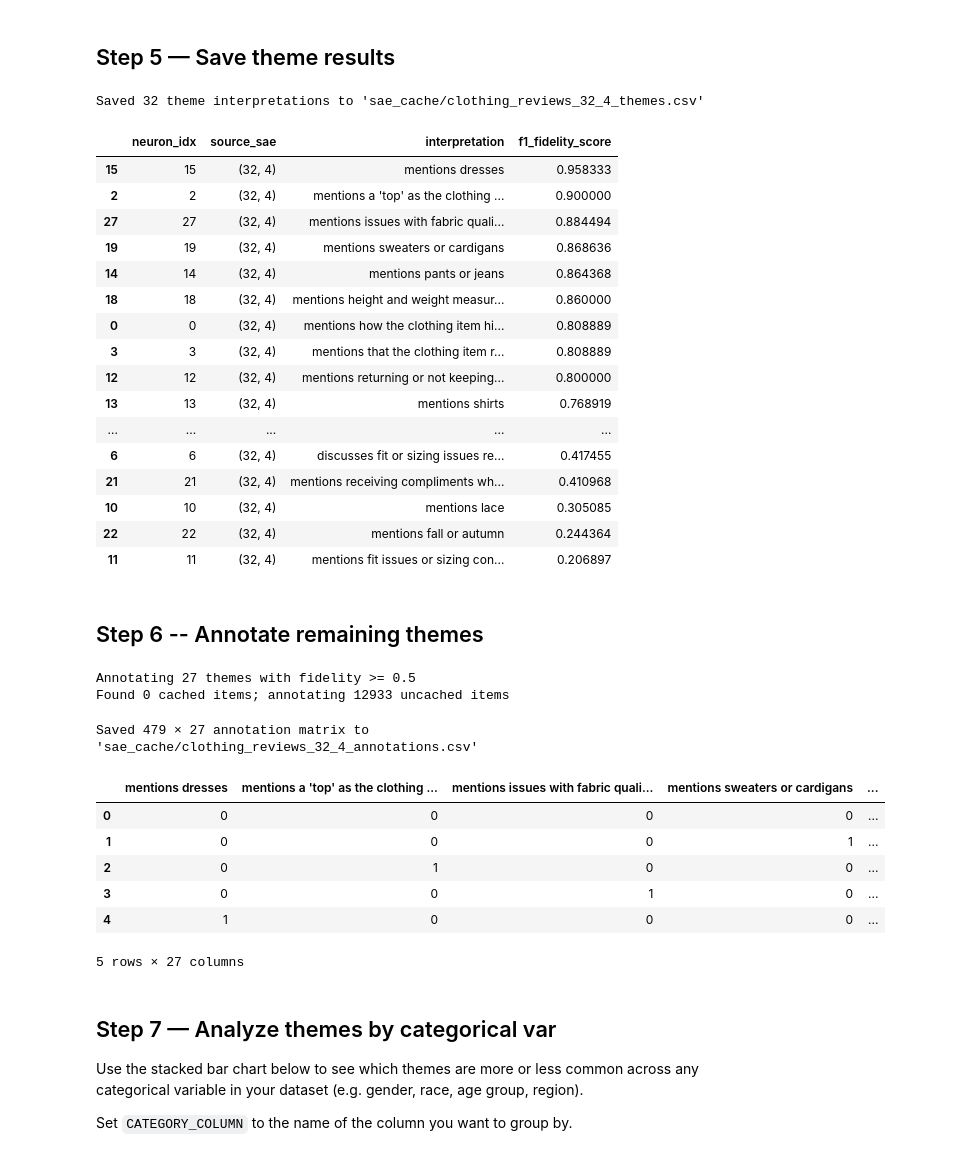
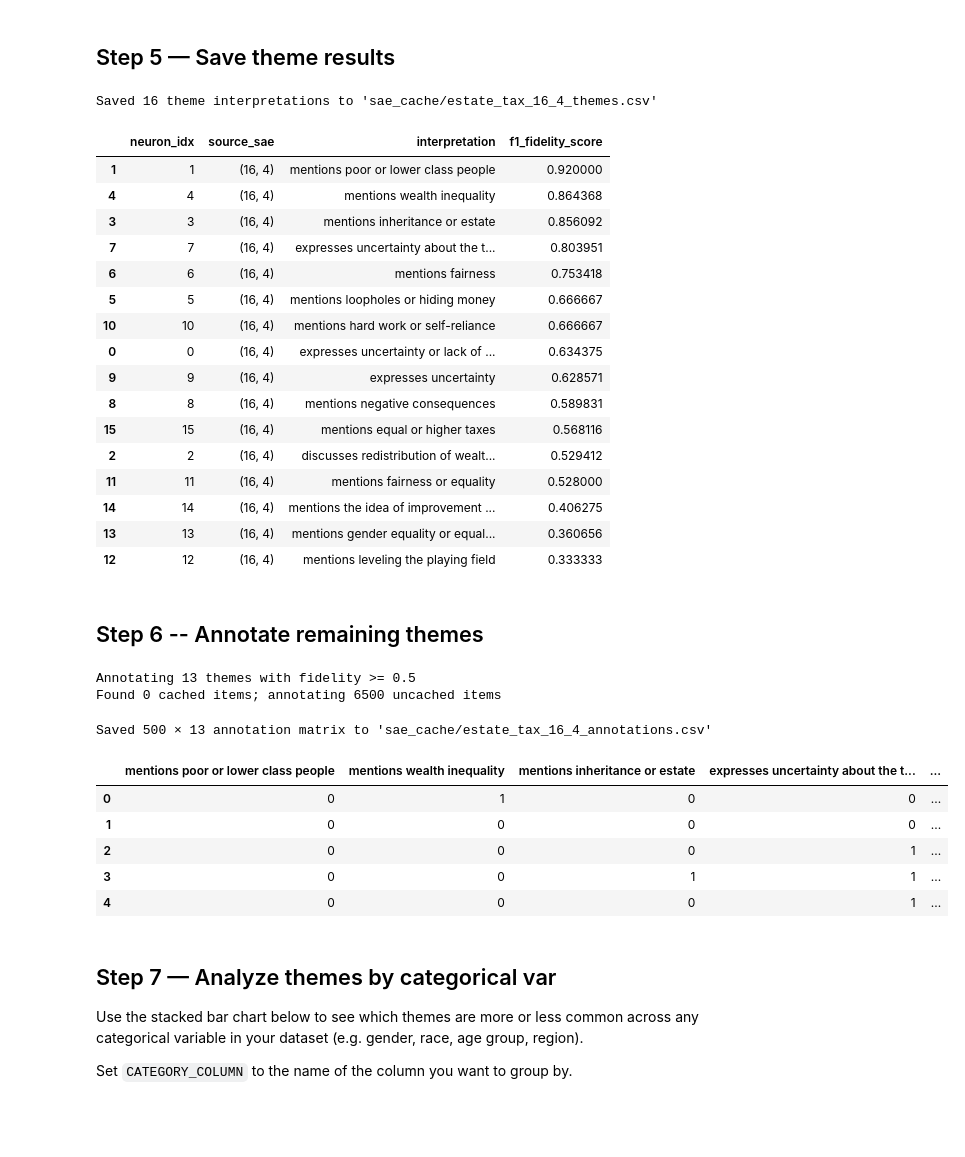
Before and after one commit to jennyw23/InYourOwnWords, a Jupyter notebook: quickstart/ex_train_and_interpret_sae.ipynb, the cells around one changed output. Drawn from its saved outputs; the diff is of its cells as text; code cells hidden in the pictures; blank space fills up the shorter version.

```diff
--- a/quickstart/ex_train_and_interpret_sae.ipynb
+++ b/quickstart/ex_train_and_interpret_sae.ipynb
@@ -28,23 +19,24 @@ Path to dataset files: /Users/jennywang/.cache/kagglehub/datasets/nicapotato/wom
 # %%
 # ── Data ──────────────────────────────────────────────────────────────────────
-DATA_FILE   = f"{path}/Womens Clothing E-Commerce Reviews.csv"
-TEXT_COLUMN = "Review Text"
+DATA_FILE   = "data/stantcheva_estate_tax_sample.csv"
+TEXT_COLUMN = "why"
 
 # ── Survey context (used to generate LLM instructions) ────────────────────────
 SURVEY_QUESTION = (
-    "Write a review of a women's clothing item you purchased."
+    "Do you think that increasing the federal estate tax is a good or bad way "
+    "to reduce wealth inequality? Why?"
 )
 
 # ── SAE hyperparameters ───────────────────────────────────────────────────────
-M = 32   # number of SAE dimensions (themes)
+M = 16   # number of SAE dimensions (themes)
 K = 4    # max active dimensions per response
 
 # ── Embedding ─────────────────────────────────────────────────────────────────
 EMBEDDING_MODEL = "text-embedding-3-large"  # OpenAI embedding model
-EMBEDDING_FILE  = "clothing_review_embeddings.npy"          # cache embeddings here to avoid re-computing
+EMBEDDING_FILE  = "stantcheva_estate_tax_embeddings.npy"  # cache embeddings here to avoid re-computing
 
 # ── Output ────────────────────────────────────────────────────────────────────
-CACHE_NAME      = f"clothing_reviews_{M}_{K}"                        # name for LLM cache
+CACHE_NAME      = f"estate_tax_{M}_{K}"                    # name for LLM cache
 CHECKPOINT_DIR  = f"sae_cache/checkpoints/{CACHE_NAME}"    # where to save SAE weights
 OUTPUT_FILE     = f"sae_cache/{CACHE_NAME}_themes.csv"     # where to save final themes
 # %% [markdown]
@@ -163,7 +152,8 @@ import sys
 sys.path.insert(0, str(Path("../scripts").resolve()))
 from train_sae import generate_interpretations_and_fidelity_scores
 
-results_df = generate_interpretations_and_fidelity_scores(
+# returns the best theme per dimension, plus every candidate's scores
+results_df, candidates_df = generate_interpretations_and_fidelity_scores(
     M=M,
     texts=texts,
     embeddings=embeddings,
@@ -175,5 +165,5 @@ results_df = generate_interpretations_and_fidelity_scores(
 
 print("\nSample interpretations:")
 for _, row in results_df.head(5).iterrows():
-    print(f"  {row['interpretation']}  (F1={row['f1_fidelity_score']:.2f})")
+    print(f"  {row['interpretation']}  (fidelity={row['f1_fidelity_score']:.2f})")
 # %% [output]
@@ -228,61 +221,60 @@ results_df.to_csv(OUTPUT_FILE, index=False)
 print(f"Saved {len(results_df)} theme interpretations to '{OUTPUT_FILE}'")
 results_df
 # %% [output]
-Saved 32 theme interpretations to 'sae_cache/clothing_reviews_32_4_themes.csv'
+Saved 16 theme interpretations to 'sae_cache/estate_tax_16_4_themes.csv'
 |  | neuron_idx | source_sae | interpretation | f1_fidelity_score |
-| 15 | 15 | (32, 4) | mentions dresses | 0.958333 |
-| 2 | 2 | (32, 4) | mentions a 'top' as the clothing ... | 0.900000 |
-| 27 | 27 | (32, 4) | mentions issues with fabric quali... | 0.884494 |
-| 19 | 19 | (32, 4) | mentions sweaters or cardigans | 0.868636 |
-| 14 | 14 | (32, 4) | mentions pants or jeans | 0.864368 |
-| 18 | 18 | (32, 4) | mentions height and weight measur... | 0.860000 |
-| 0 | 0 | (32, 4) | mentions how the clothing item hi... | 0.808889 |
-| 3 | 3 | (32, 4) | mentions that the clothing item r... | 0.808889 |
-| 12 | 12 | (32, 4) | mentions returning or not keeping... | 0.800000 |
-| 13 | 13 | (32, 4) | mentions shirts | 0.768919 |
-| ... | ... | ... | ... | ... |
-| 6 | 6 | (32, 4) | discusses fit or sizing issues re... | 0.417455 |
-| 21 | 21 | (32, 4) | mentions receiving compliments wh... | 0.410968 |
-| 10 | 10 | (32, 4) | mentions lace | 0.305085 |
-| 22 | 22 | (32, 4) | mentions fall or autumn | 0.244364 |
-| 11 | 11 | (32, 4) | mentions fit issues or sizing con... | 0.206897 |
+| 1 | 1 | (16, 4) | mentions poor or lower class people | 0.920000 |
+| 4 | 4 | (16, 4) | mentions wealth inequality | 0.864368 |
+| 3 | 3 | (16, 4) | mentions inheritance or estate | 0.856092 |
+| 7 | 7 | (16, 4) | expresses uncertainty about the t... | 0.803951 |
+| 6 | 6 | (16, 4) | mentions fairness | 0.753418 |
+| 5 | 5 | (16, 4) | mentions loopholes or hiding money | 0.666667 |
+| 10 | 10 | (16, 4) | mentions hard work or self-reliance | 0.666667 |
+| 0 | 0 | (16, 4) | expresses uncertainty or lack of ... | 0.634375 |
+| 9 | 9 | (16, 4) | expresses uncertainty | 0.628571 |
+| 8 | 8 | (16, 4) | mentions negative consequences | 0.589831 |
+| 15 | 15 | (16, 4) | mentions equal or higher taxes | 0.568116 |
+| 2 | 2 | (16, 4) | discusses redistribution of wealt... | 0.529412 |
+| 11 | 11 | (16, 4) | mentions fairness or equality | 0.528000 |
+| 14 | 14 | (16, 4) | mentions the idea of improvement ... | 0.406275 |
+| 13 | 13 | (16, 4) | mentions gender equality or equal... | 0.360656 |
+| 12 | 12 | (16, 4) | mentions leveling the playing field | 0.333333 |
 # %% [markdown]
 ## Step 6 -- Annotate remaining themes
 # %%
 from hypothesaes.annotate import annotate_texts_with_concepts
 
 # Filter to themes with sufficient fidelity
 FIDELITY_THRESHOLD = 0.5
 themes = results_df[results_df["f1_fidelity_score"] >= FIDELITY_THRESHOLD]["interpretation"].tolist()
 print(f"Annotating {len(themes)} themes with fidelity >= {FIDELITY_THRESHOLD}")
 
 # Classify each response as activating each theme (1) or not (0)
 annotations = annotate_texts_with_concepts(
     texts=texts,
     concepts=themes,
     max_words_per_example=128,
     cache_name=CACHE_NAME,
     n_workers=10,
-    model="gpt-4o-mini",
+    model="gpt-4.1-mini",
 )
 
 annotations_df = pd.DataFrame(annotations)
 ANNOTATIONS_FILE = f"sae_cache/{CACHE_NAME}_annotations.csv"
 annotations_df.to_csv(ANNOTATIONS_FILE, index=False)
 
 print(f"Saved {len(texts)} × {len(themes)} annotation matrix to '{ANNOTATIONS_FILE}'")
 annotations_df.head()
 # %% [output]
-Annotating 27 themes with fidelity >= 0.5
-Found 0 cached items; annotating 12933 uncached items
+Annotating 13 themes with fidelity >= 0.5
+Found 0 cached items; annotating 6500 uncached items
-Saved 479 × 27 annotation matrix to 'sae_cache/clothing_reviews_32_4_annotations.csv'
+Saved 500 × 13 annotation matrix to 'sae_cache/estate_tax_16_4_annotations.csv'
-|  | mentions dresses | mentions a 'top' as the clothing ... | mentions issues with fabric quali... | mentions sweaters or cardigans | ... |
-| 0 | 0 | 0 | 0 | 0 | ... |
-| 1 | 0 | 0 | 0 | 1 | ... |
-| 2 | 0 | 1 | 0 | 0 | ... |
-| 3 | 0 | 0 | 1 | 0 | ... |
-| 4 | 1 | 0 | 0 | 0 | ... |
+|  | mentions poor or lower class people | mentions wealth inequality | mentions inheritance or estate | expresses uncertainty about the t... | ... |
+| 0 | 0 | 1 | 0 | 0 | ... |
+| 1 | 0 | 0 | 0 | 0 | ... |
+| 2 | 0 | 0 | 0 | 1 | ... |
+| 3 | 0 | 0 | 1 | 1 | ... |
+| 4 | 0 | 0 | 0 | 1 | ... |
-5 rows × 27 columns
 # %% [markdown]
 ## Step 7 — Analyze themes by categorical var
 
```
Also changed, not shown: parts of 10 cells of this notebook, 9 other files.
